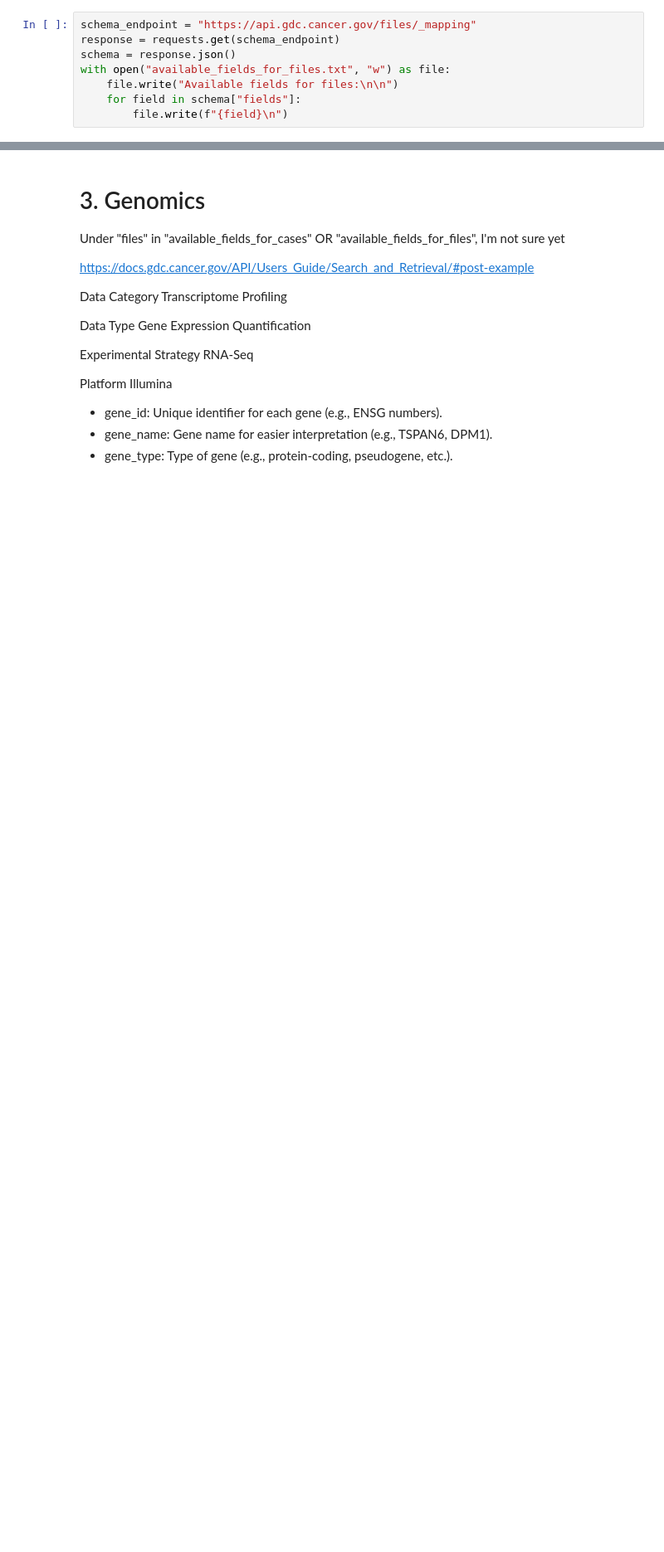
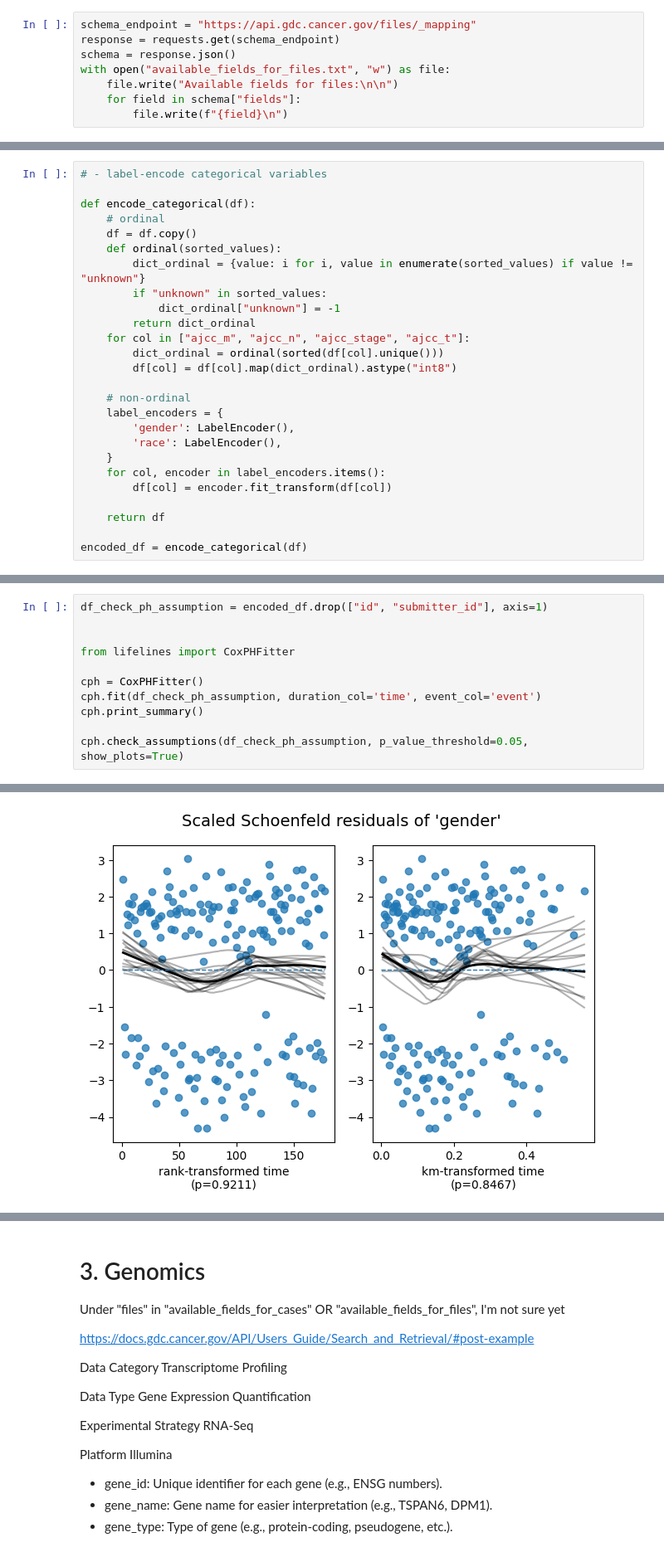
Before and after one commit to quanghieu31/multimodal-ccRCC, a Jupyter notebook: examples/data.ipynb, the cells around one changed output, grey strips where cells are left out. Shown at 83% size. Drawn from its saved outputs; the diff is of its cells as text; blank space fills up the shorter version.

```diff
--- a/examples/data.ipynb
+++ b/examples/data.ipynb
@@ -267 +314,27 @@ df
+# %%
+# - label-encode categorical variables
+
+def encode_categorical(df):
+    # ordinal
+    df = df.copy()
+    def ordinal(sorted_values):
+        dict_ordinal = {value: i for i, value in enumerate(sorted_values) if value != "unknown"}
+        if "unknown" in sorted_values:
+            dict_ordinal["unknown"] = -1
+        return dict_ordinal
+    for col in ["ajcc_m", "ajcc_n", "ajcc_stage", "ajcc_t"]:
+        dict_ordinal = ordinal(sorted(df[col].unique()))
+        df[col] = df[col].map(dict_ordinal).astype("int8")
+
+    # non-ordinal
+    label_encoders = {
+        'gender': LabelEncoder(),
+        'race': LabelEncoder(),
+    }
+    for col, encoder in label_encoders.items():
+        df[col] = encoder.fit_transform(df[col])
+
+    return df
+
+encoded_df = encode_categorical(df)
 # %% [markdown]
@@ -269,0 +345,12 @@ df
+# %%
+df_check_ph_assumption = encoded_df.drop(["id", "submitter_id"], axis=1)
+
+
+from lifelines import CoxPHFitter
+
+cph = CoxPHFitter()
+cph.fit(df_check_ph_assumption, duration_col='time', event_col='event')
+cph.print_summary()
+
+cph.check_assumptions(df_check_ph_assumption, p_value_threshold=0.05, show_plots=True)
+# %% [output]
@@ -269,0 +408 @@ df
+[figure, added]
```
Also changed, not shown: parts of 9 cells of this notebook, 2 other files.
